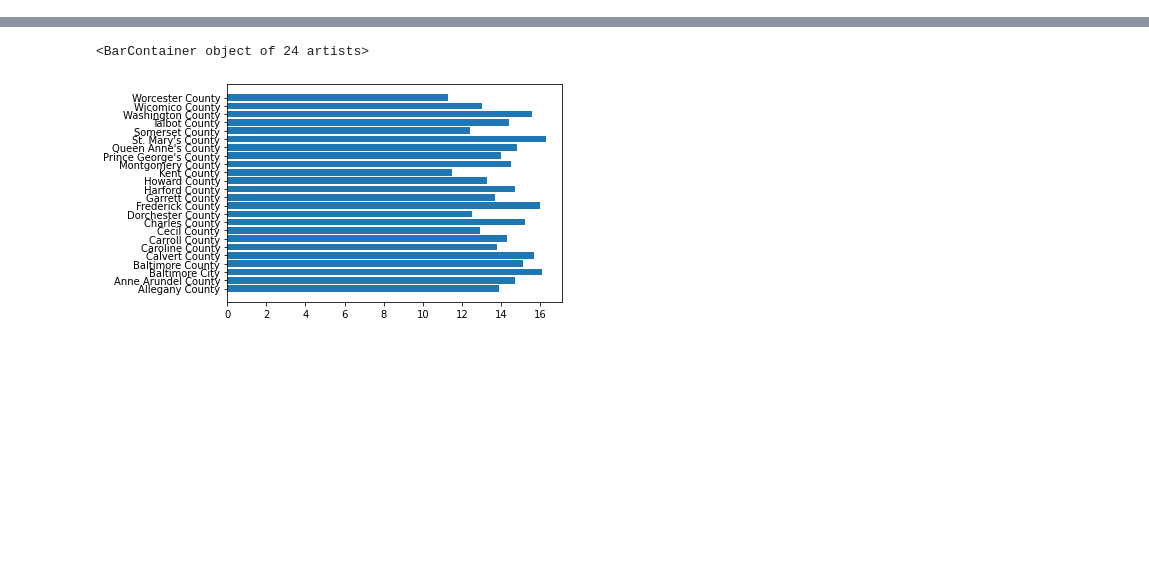
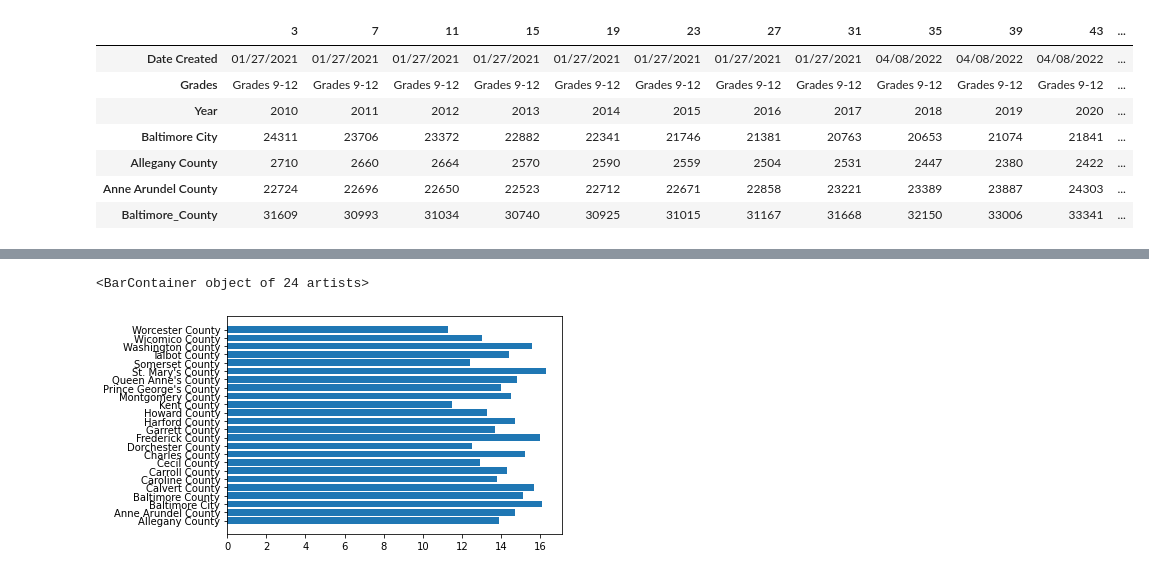
Before and after one commit to Mackeyk88/maryland-education, a Jupyter notebook: notebook/Capstone.ipynb, the cells around one changed output, grey strips where cells are left out. Saved outputs shown, nothing was run; the diff lists cells and outputs as text; code cells hidden in the pictures; blank space fills up the shorter version.

```diff
--- a/notebook/Capstone.ipynb
+++ b/notebook/Capstone.ipynb
@@ -35,0 +27,15 @@ s
+# %%
+s.rename(columns = {'Baltimore County': 'Baltimore_County', 'Harford County': 'Harford_County'}, inplace = True)
+# %%
+q =s[s['Grades'] == 'Grades 9-12']
+z = q.transpose()
+z.head(7)
+# %% [output]
+|  | 3 | 7 | 11 | 15 | 19 | 23 | 27 | 31 | 35 | 39 | 43 | ... |
+| Date Created | 01/27/2021 | 01/27/2021 | 01/27/2021 | 01/27/2021 | 01/27/2021 | 01/27/2021 | 01/27/2021 | 01/27/2021 | 04/08/2022 | 04/08/2022 | 04/08/2022 | ... |
+| Grades | Grades 9-12 | Grades 9-12 | Grades 9-12 | Grades 9-12 | Grades 9-12 | Grades 9-12 | Grades 9-12 | Grades 9-12 | Grades 9-12 | Grades 9-12 | Grades 9-12 | ... |
+| Year | 2010 | 2011 | 2012 | 2013 | 2014 | 2015 | 2016 | 2017 | 2018 | 2019 | 2020 | ... |
+| Baltimore City | 24311 | 23706 | 23372 | 22882 | 22341 | 21746 | 21381 | 20763 | 20653 | 21074 | 21841 | ... |
+| Allegany County | 2710 | 2660 | 2664 | 2570 | 2590 | 2559 | 2504 | 2531 | 2447 | 2380 | 2422 | ... |
+| Anne Arundel County | 22724 | 22696 | 22650 | 22523 | 22712 | 22671 | 22858 | 23221 | 23389 | 23887 | 24303 | ... |
+| Baltimore_County | 31609 | 30993 | 31034 | 30740 | 30925 | 31015 | 31167 | 31668 | 32150 | 33006 | 33341 | ... |
```
Also changed, not shown: parts of 6 cells of this notebook.
